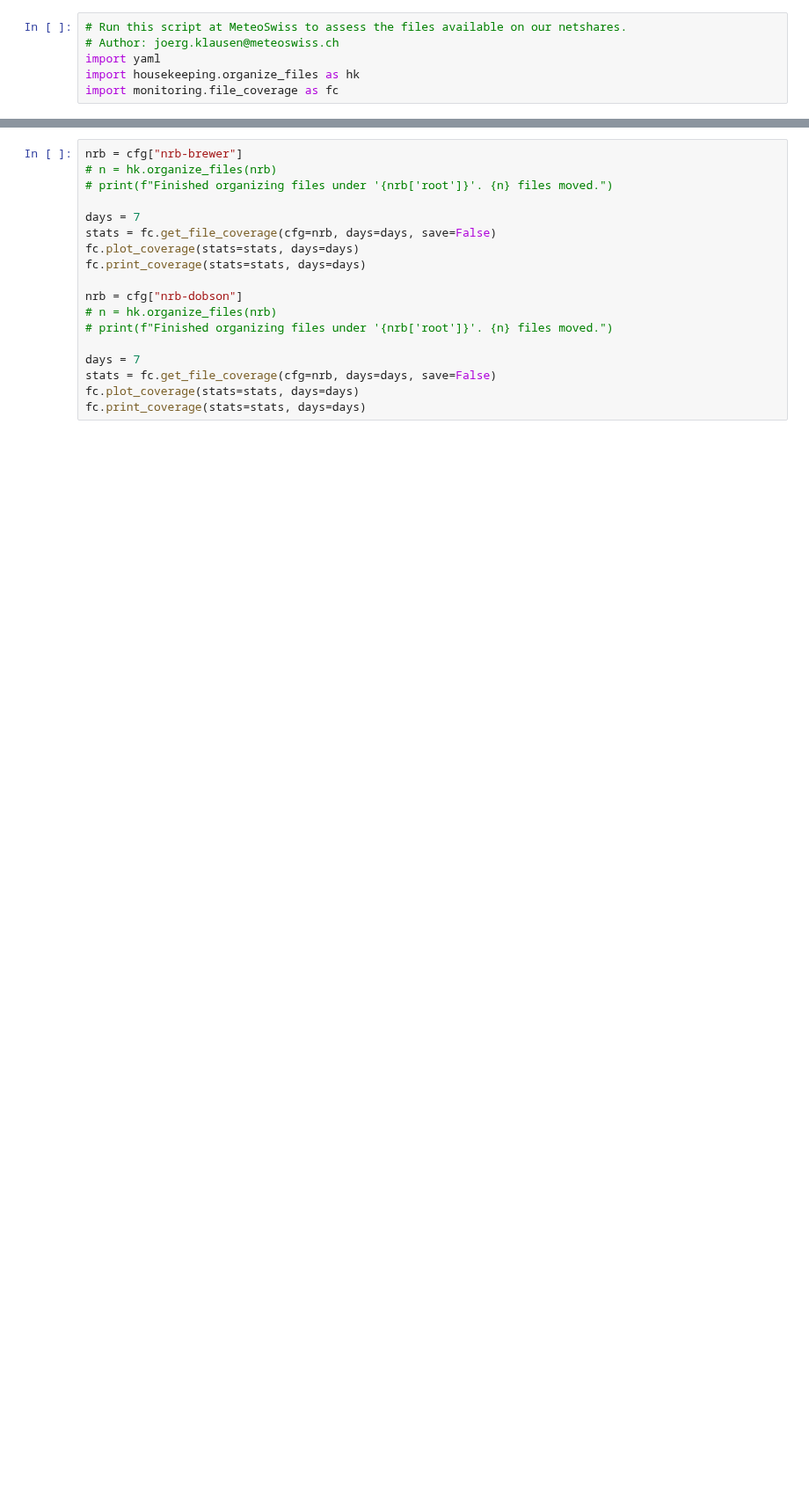
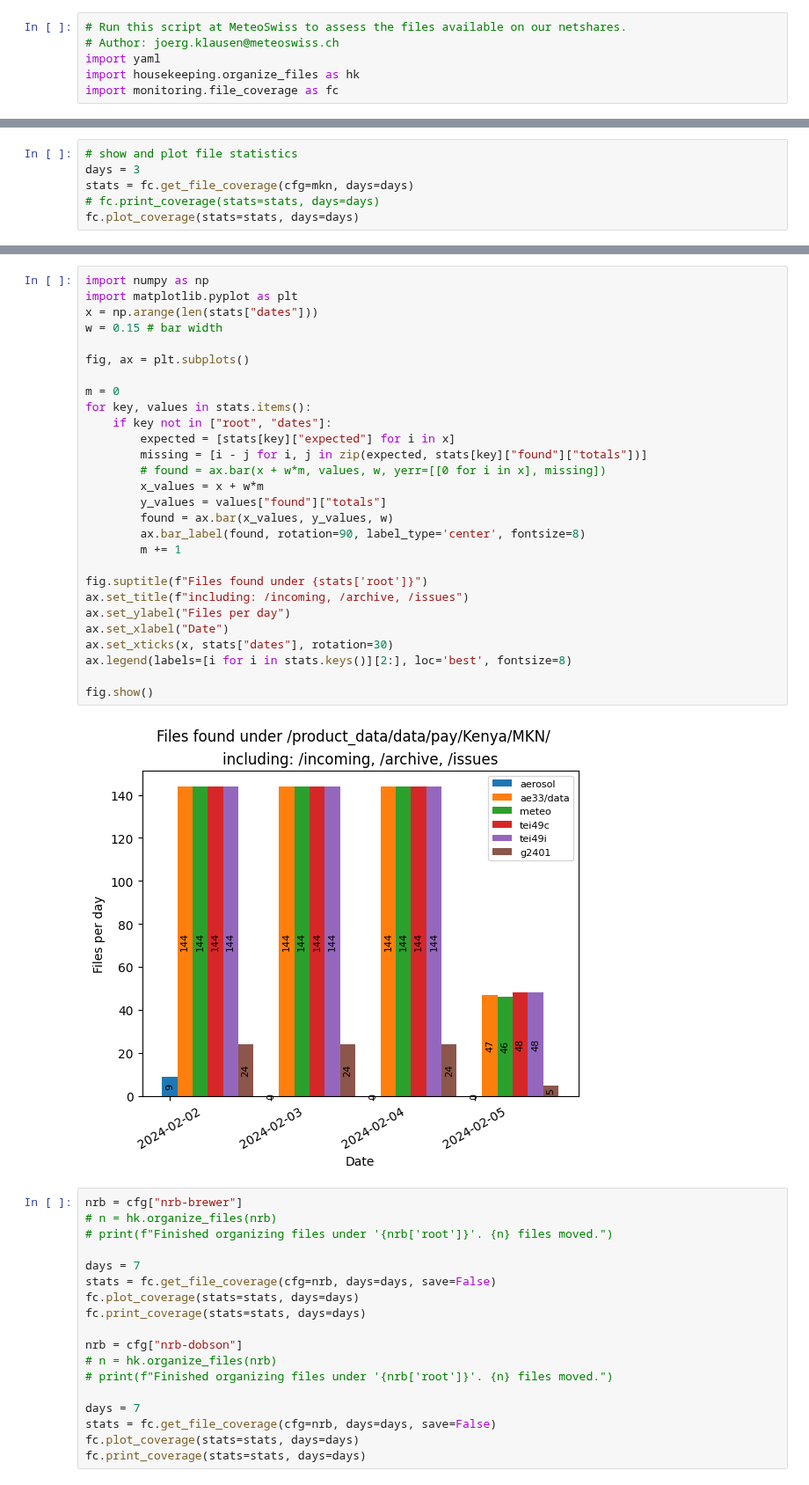
Before and after one commit to MeteoSwiss/gawkenya, a Jupyter notebook: mch_incoming.ipynb, the cells around one changed output, grey strips where cells are left out. Shown at 88% size. Saved outputs shown, nothing was run; the diff lists cells and outputs as text; blank space fills up the shorter version.

Commit message:
fix plotting availability, rename picarro to g2401

```diff
--- a/mch_incoming.ipynb
+++ b/mch_incoming.ipynb
@@ -19,0 +16,6 @@ fc.print_coverage(stats=stats, days=days)
+# %%
+# show and plot file statistics
+days = 3
+stats = fc.get_file_coverage(cfg=mkn, days=days)
+# fc.print_coverage(stats=stats, days=days)
+fc.plot_coverage(stats=stats, days=days)
@@ -20,3 +42,33 @@ fc.print_coverage(stats=stats, days=days)
+# %%
+import numpy as np
+import matplotlib.pyplot as plt
+x = np.arange(len(stats["dates"]))
+w = 0.15 # bar width
+
+fig, ax = plt.subplots()
+
+m = 0
+for key, values in stats.items():
+    if key not in ["root", "dates"]:
+        expected = [stats[key]["expected"] for i in x]
+        missing = [i - j for i, j in zip(expected, stats[key]["found"]["totals"])]
+        # found = ax.bar(x + w*m, values, w, yerr=[[0 for i in x], missing])
+        x_values = x + w*m
+        y_values = values["found"]["totals"]
+        found = ax.bar(x_values, y_values, w)
+        ax.bar_label(found, rotation=90, label_type='center', fontsize=8)
+        m += 1
+
+fig.suptitle(f"Files found under {stats['root']}")
+ax.set_title(f"including: /incoming, /archive, /issues")
+ax.set_ylabel("Files per day")
+ax.set_xlabel("Date")
+ax.set_xticks(x, stats["dates"], rotation=30)
+ax.legend(labels=[i for i in stats.keys()][2:], loc='best', fontsize=8)
+
+fig.show()
+# %% [output]
+[figure, added]
 # %%
 nrb = cfg["nrb-brewer"]
 # n = hk.organize_files(nrb)
```
Also changed, not shown: parts of 3 cells of this notebook, 10 other files.
